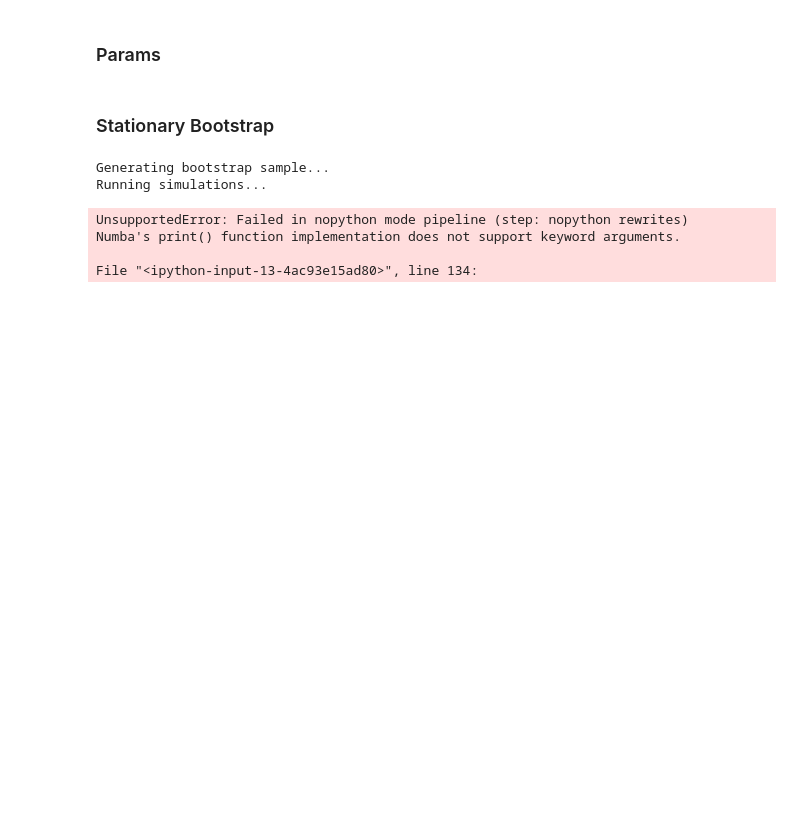
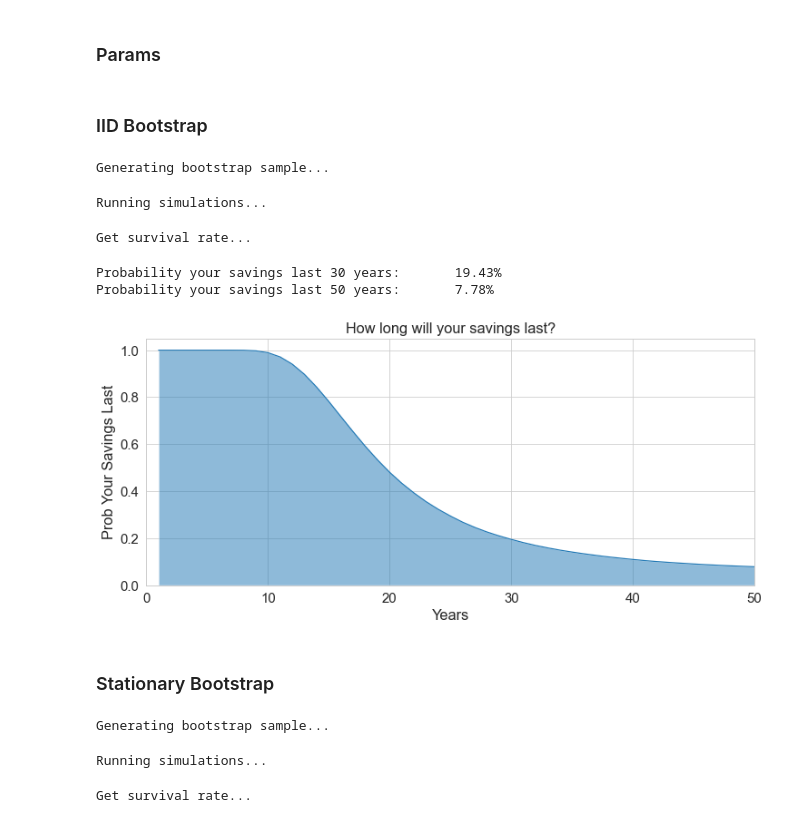
Before and after one commit to Zentrik/Student-Loan-NPV-Calculator-England, a Jupyter notebook: db1923 bootstrap.ipynb, the cells around one changed output. Saved outputs shown, nothing was run; the diff lists cells and outputs as text; code cells hidden in the pictures; blank space fills up the shorter version.

```diff
--- a/db1923 bootstrap.ipynb
+++ b/db1923 bootstrap.ipynb
@@ -244,18 +178,66 @@ real_avg_salary_yronyr_growth = 1.01
+# %%
+savings_years = 50
+initial_balance = 1e6
+yearly_spending = 75e3
+
+portfolio_allocation = np.array([.50, .30, .20])
+# %% [markdown]
+### IID Bootstrap
+# %%
+sim_iid = PortfolioSim(returns_df, savings_years, initial_balance,
+                       yearly_spending, portfolio_allocation)
+
+print('Generating bootstrap sample...')
+sim_iid.gen_bootstrap_samples(100000, kind = 'iid')
+
+print('Running simulations...')
+yearly_balance_list = sim_iid.run_simulation()
+
+print('Get survival rate...')
+iid_survival_df = sim_iid.get_survival_df().rename(columns = {'prob_not_broke': 'prob_not_broke_iid'})
+# %% [output]
+Generating bootstrap sample...
+Running simulations...
+Get survival rate...
+# %%
+print(f"Probability your savings last 30 years: \
+      {iid_survival_df.set_index('year').loc[30, 'prob_not_broke_iid']:.2%}")
+
+print(f"Probability your savings last {savings_years} years: \
+      {iid_survival_df.set_index('year').loc[50, 'prob_not_broke_iid']:.2%}")
+# %% [output]
+Probability your savings last 30 years:       19.43%
+Probability your savings last 50 years:       7.78%
+# %%
+## How long will your savings last?
+# Should replicate VG app results
+
+fig, ax = plt.subplots(figsize = (12,5))
+
+plt.plot(iid_survival_df['year'], iid_survival_df['prob_not_broke_iid'])
+plt.fill_between(iid_survival_df['year'], 0, iid_survival_df['prob_not_broke_iid'], alpha = 0.5)
+plt.ylim(0,1.05)
+plt.xlim(0,savings_years)
+plt.xlabel('Years')
+plt.ylabel('Prob Your Savings Last');
+plt.title('How long will your savings last?');
+# %% [output]
+[figure, added]
 # %% [markdown]
 ### Stationary Bootstrap
 # %%
-sim_st = PortfolioSim(sp500_cpi_df, real_salary_yronyr_growth,
-        real_avg_salary_yronyr_growth, base_yrly_salary)
+sim_st = PortfolioSim(returns_df, savings_years, initial_balance,
+                       yearly_spending, portfolio_allocation)
 
 print('Generating bootstrap sample...')
-sim_st.gen_bootstrap_samples(1000, kind = 'stationary', block_length = 10)
+sim_st.gen_bootstrap_samples(100000, kind = 'stationary', block_length = 10)
 
 print('Running simulations...')
 yearly_balance_list = sim_st.run_simulation()
+
+print('Get survival rate...')
+st_survival_df = sim_st.get_survival_df().rename(columns = {'prob_not_broke': 'prob_not_broke_st'})
 # %% [output]
 Generating bootstrap sample...
-Running simulations...
-UnsupportedError: Failed in nopython mode pipeline (step: nopython rewrites)
-Numba's print() function implementation does not support keyword arguments.
-
-File "<ipython-input-13-4ac93e15ad80>", line 134:
+Running simulations...
+Get survival rate...
```
Also changed, not shown: parts of 12 cells of this notebook, 3 other files.
